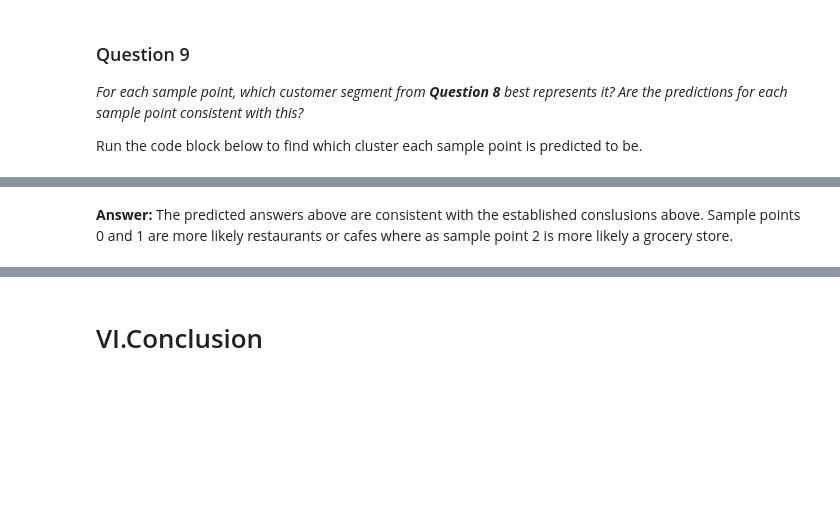
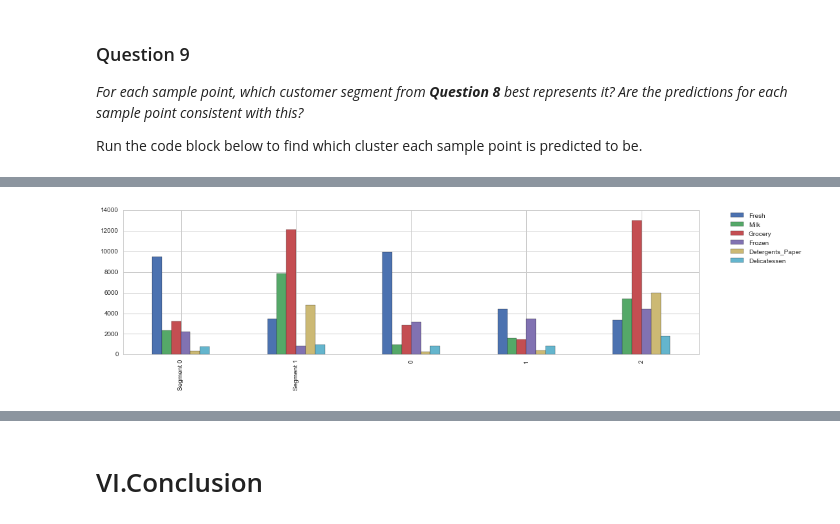
Before and after one commit to hsherwoodcoombs/Machine-Learning, a Jupyter notebook: projects/creating_customer_segments/customer_segments.ipynb, the cells around one changed output, grey strips where cells are left out. Drawn from its saved outputs; the diff is of its cells as text; code cells hidden in the pictures; blank space fills up the shorter version.

```diff
--- a/projects/creating_customer_segments/customer_segments.ipynb
+++ b/projects/creating_customer_segments/customer_segments.ipynb
@@ -948,3 +961,7 @@ Sample point 2 predicted to be in Cluster 0
-# %% [markdown]
-**Answer:**
-The predicted answers above are consistent with the established conslusions above. Sample points 0 and 1 are more likely restaurants or cafes where as sample point 2 is more likely a grocery store.
+# %%
+pred_plot = true_centers.append(samples)
+with plt.style.context('seaborn-whitegrid'):
+    pred_plot.plot(kind = 'bar', figsize = (16, 4))
+    plt.legend(bbox_to_anchor=(1.05, 1), loc=2, borderaxespad=0.)
+# %% [output]
+[figure, added]
```
Also changed, not shown: parts of 11 cells of this notebook, 1 other file.
